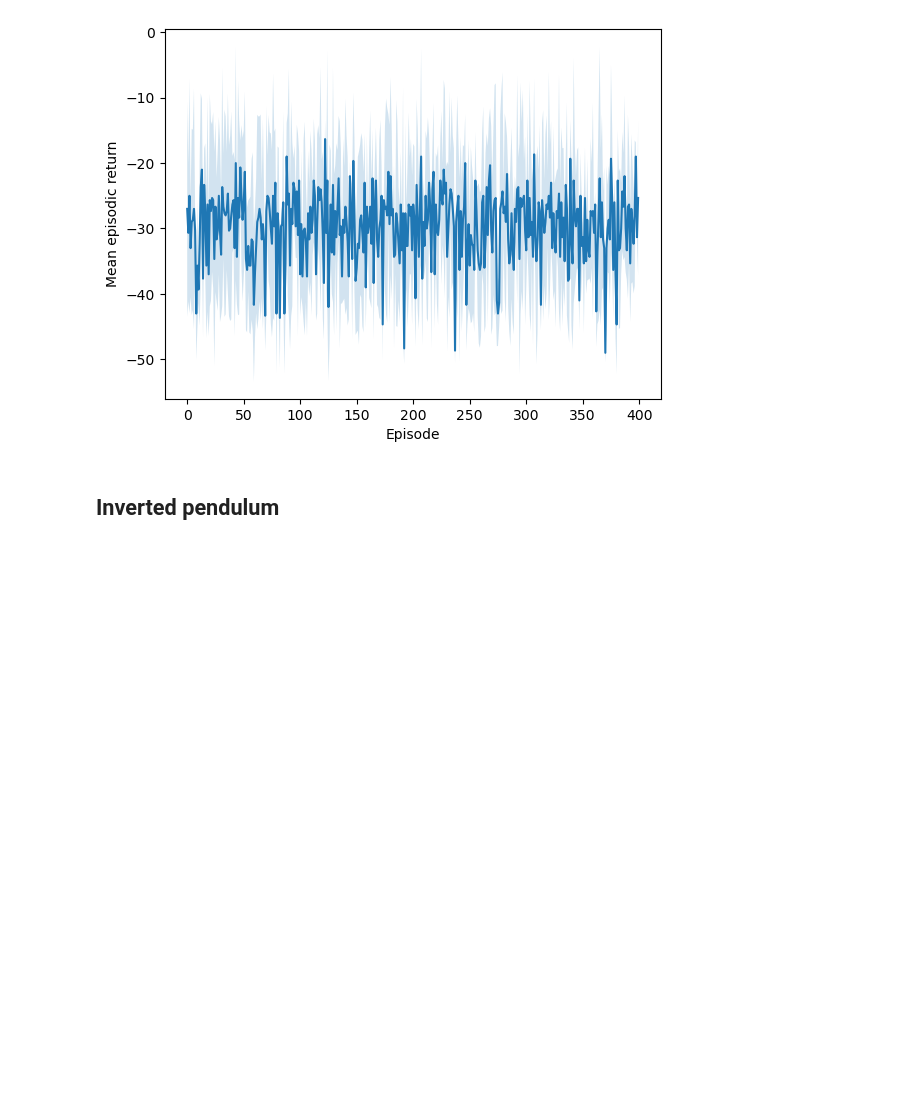
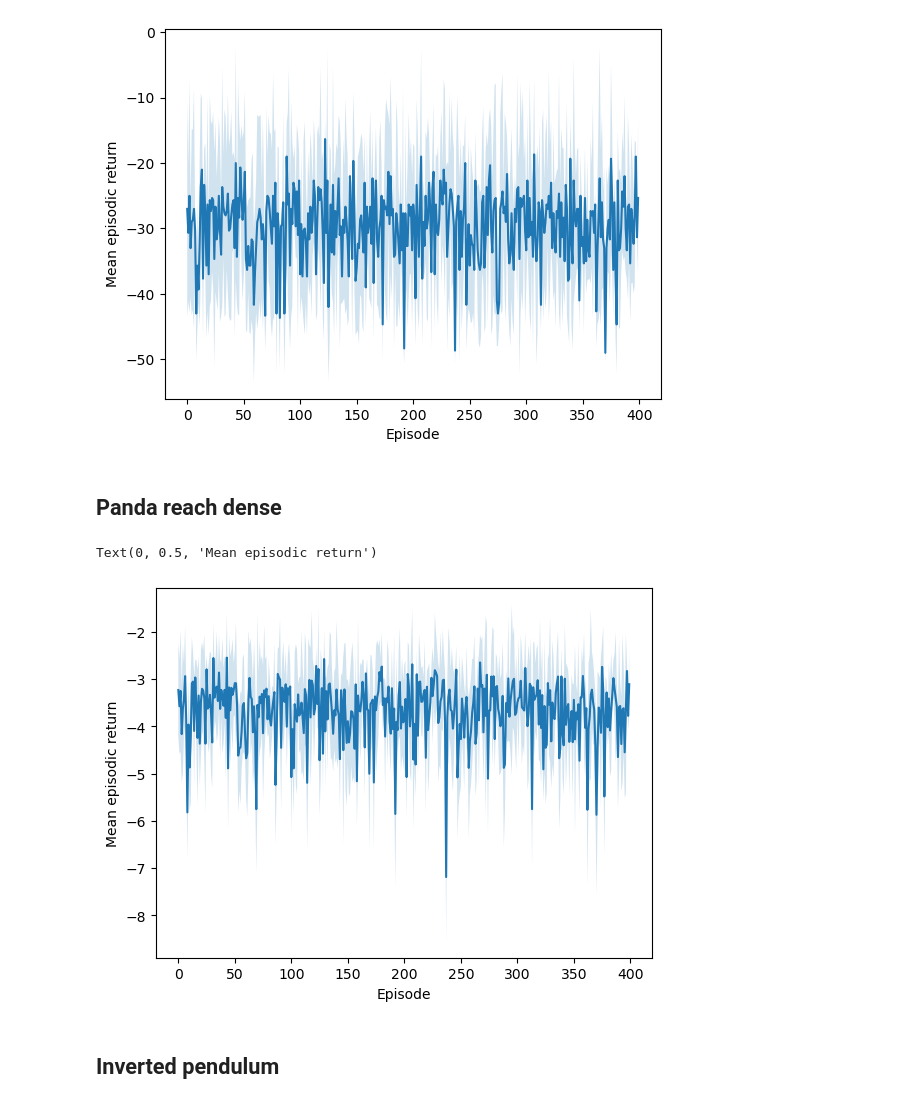
Before and after one commit to nicolasleblanc-poly/QRNN-MPC, a Jupyter notebook: mppi/mppi_analysis.ipynb, the cells around one changed output. Saved outputs shown, nothing was run; the diff lists cells and outputs as text; code cells hidden in the pictures; blank space fills up the shorter version.

```diff
--- a/mppi/mppi_analysis.ipynb
+++ b/mppi/mppi_analysis.ipynb
@@ -80,3 +103,5 @@ plt.ylabel('Mean episodic return')
 # %% [output]
 Text(0, 0.5, 'Mean episodic return')
 [figure]
+# %% [markdown]
+## Panda reach dense
@@ -83,3 +111,20 @@ Text(0, 0.5, 'Mean episodic return')
+# %%
+PRD_mppi_0 = np.load("C:\\Users\\nicle\\Desktop\\QRNN-MPC\\mppi\\PandaReachDense_MPPI_results_seed0.npz")['arr_0'] #['mean_reward']
+PRD_mppi_8 = np.load("C:\\Users\\nicle\\Desktop\\QRNN-MPC\\mppi\\PandaReachDense_MPPI_results_seed8.npz")['arr_0']
+PRD_mppi_15 = np.load("C:\\Users\\nicle\\Desktop\\QRNN-MPC\\mppi\\PandaReachDense_MPPI_results_seed15.npz")['arr_0']
+# %%
+episodic_return_seeds = np.array([PRD_mppi_0, PRD_mppi_8, PRD_mppi_15])
+mean_episodic_return = np.mean(episodic_return_seeds, axis=0)
+std_episodic_return = np.std(episodic_return_seeds, axis=0)
+save_data(prob, method_name, episodic_return_seeds, mean_episodic_return, std_episodic_return)
+# %%
+plt.plot(mean_episodic_return, label='MPPI')
+plt.fill_between(range(len(mean_episodic_return)), mean_episodic_return - std_episodic_return, mean_episodic_return + std_episodic_return, alpha=0.2)
+plt.xlabel('Episode')
+plt.ylabel('Mean episodic return')
+# %% [output]
+Text(0, 0.5, 'Mean episodic return')
+[figure, added]
 # %% [markdown]
 ## Inverted pendulum
 # %%
```
Also changed, not shown: parts of 6 cells of this notebook, 10 other files.
